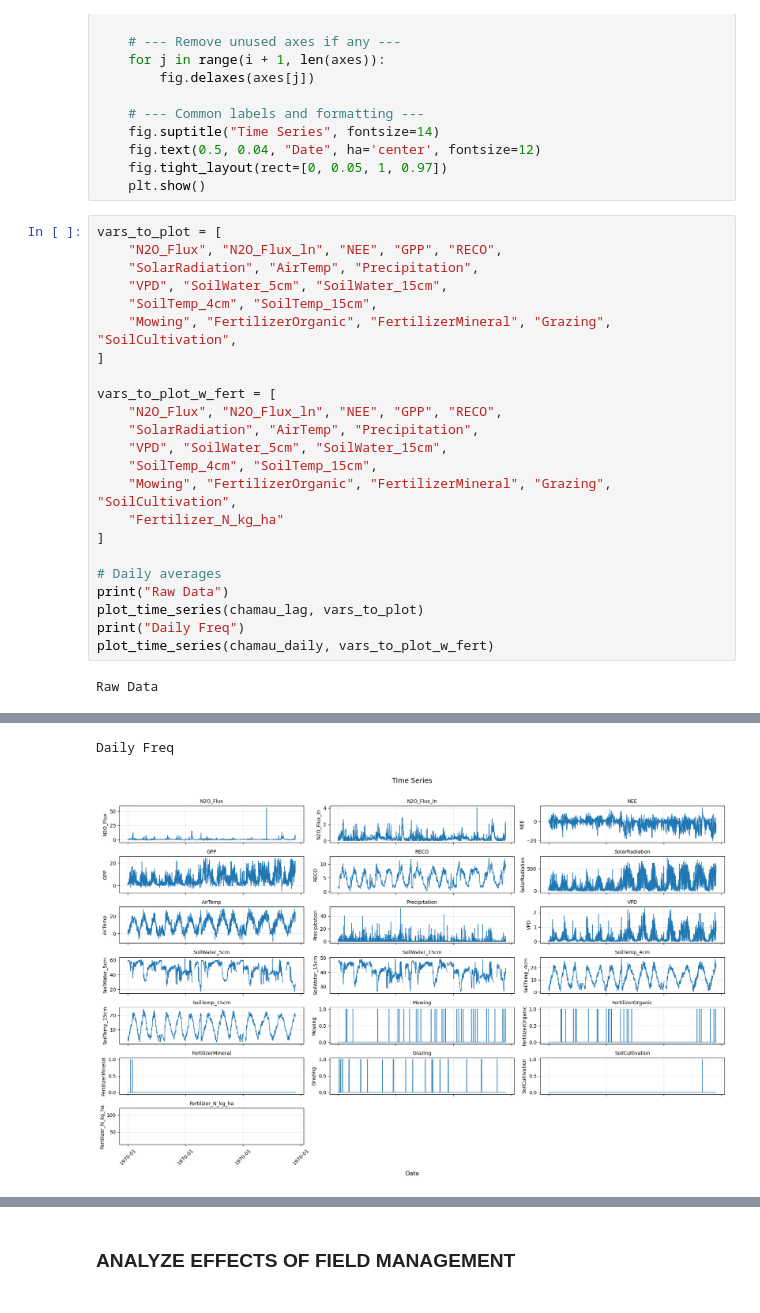
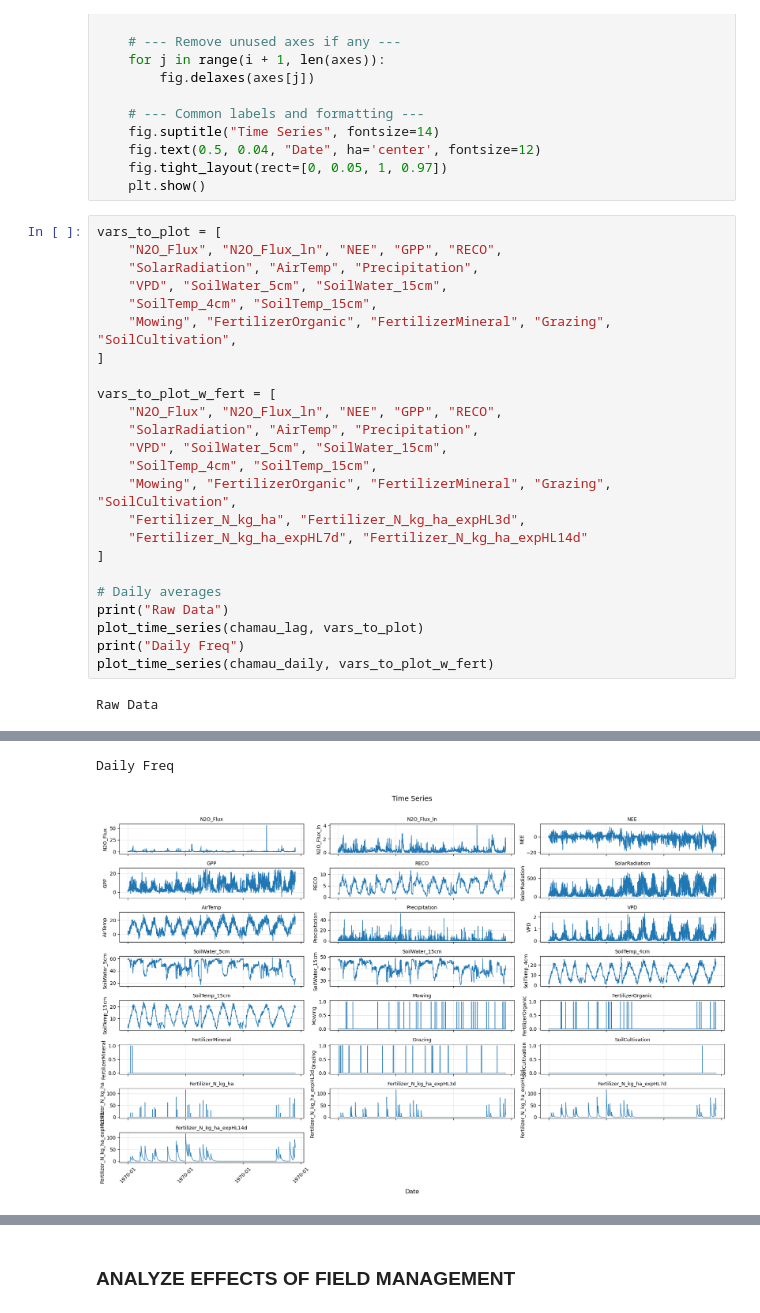
Before and after one commit to AndreasHiropedi/N2O_Emissions_Prediction, a Jupyter notebook: data_exploration/data_exploration_chamau.ipynb, the cells around one changed output, grey strips where cells are left out. Cells and saved outputs as stored; diff of their text form.

```diff
--- a/data_exploration/data_exploration_chamau.ipynb
+++ b/data_exploration/data_exploration_chamau.ipynb
@@ -656,31 +700,32 @@ def plot_time_series(df, vars_to_plot):
 # %%
 vars_to_plot = [
     "N2O_Flux", "N2O_Flux_ln", "NEE", "GPP", "RECO",
     "SolarRadiation", "AirTemp", "Precipitation",
     "VPD", "SoilWater_5cm", "SoilWater_15cm",
     "SoilTemp_4cm", "SoilTemp_15cm",
     "Mowing", "FertilizerOrganic", "FertilizerMineral", "Grazing", "SoilCultivation",
 ]
 
 vars_to_plot_w_fert = [
     "N2O_Flux", "N2O_Flux_ln", "NEE", "GPP", "RECO",
     "SolarRadiation", "AirTemp", "Precipitation",
     "VPD", "SoilWater_5cm", "SoilWater_15cm",
     "SoilTemp_4cm", "SoilTemp_15cm",
     "Mowing", "FertilizerOrganic", "FertilizerMineral", "Grazing", "SoilCultivation",
-    "Fertilizer_N_kg_ha"
+    "Fertilizer_N_kg_ha", "Fertilizer_N_kg_ha_expHL3d",
+    "Fertilizer_N_kg_ha_expHL7d", "Fertilizer_N_kg_ha_expHL14d"
 ]
 
 # Daily averages
 print("Raw Data")
 plot_time_series(chamau_lag, vars_to_plot)
 print("Daily Freq")
 plot_time_series(chamau_daily, vars_to_plot_w_fert)
 # %% [output]
 Raw Data
 [figure]
 Daily Freq
-[figure, old version]
+[figure, new version]
 # %%
 chamau_lag
 # %% [output]
```
Also changed, not shown: parts of 9 cells of this notebook, 1 other file.
